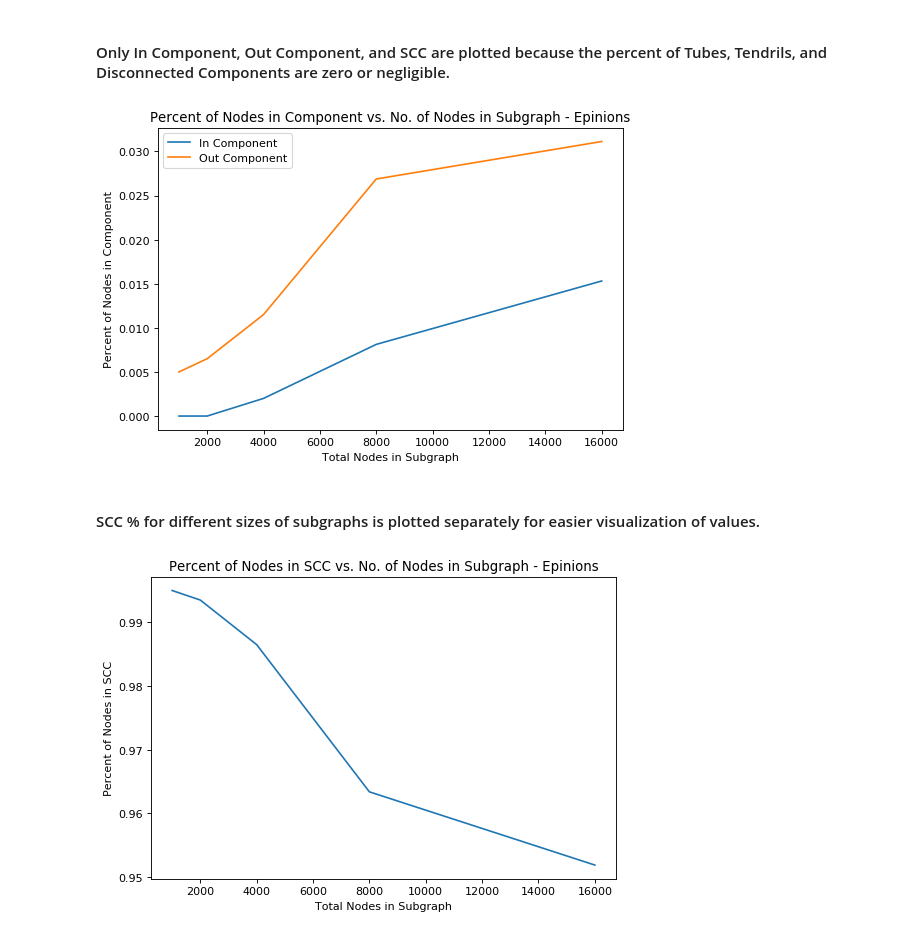
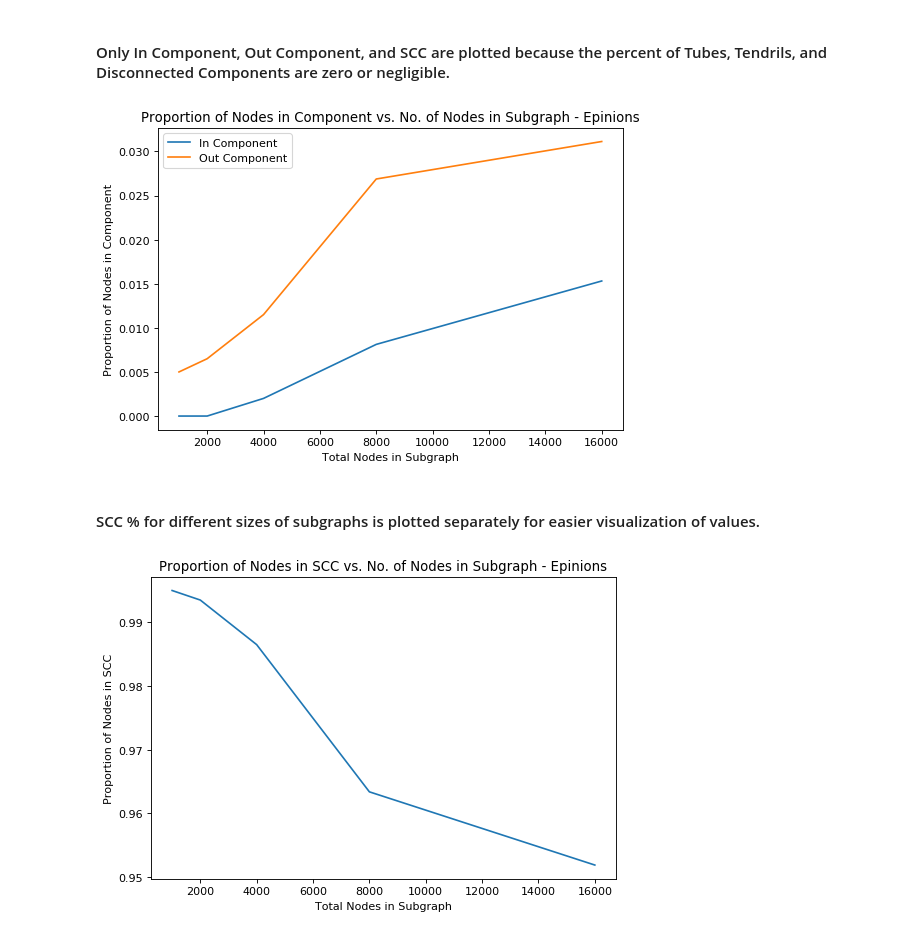
Before and after one commit to tzfeng/orf387-project, a Jupyter notebook: ORF387 Project Final Code.ipynb, the cells around one changed output. Drawn from its saved outputs; the diff is of its cells as text; code cells hidden in the pictures.

```diff
--- a/ORF387 Project Final Code.ipynb
+++ b/ORF387 Project Final Code.ipynb
@@ -772,22 +772,22 @@ edf
 # %%
 figure(figsize=(7.5, 5), dpi=80)
 plt.plot(edf['Count Nodes'], edf['In Component'])
 plt.plot(edf['Count Nodes'], edf['Out Component'])
-plt.title('Percent of Nodes in Component vs. No. of Nodes in Subgraph - Epinions')
+plt.title('Proportion of Nodes in Component vs. No. of Nodes in Subgraph - Epinions')
 plt.xlabel('Total Nodes in Subgraph')
-plt.ylabel('Percent of Nodes in Component')
+plt.ylabel('Proportion of Nodes in Component')
 plt.legend(('In Component', 'Out Component'), loc='best')
 plt.show()
 # %% [output]
-[figure, old version]
+[figure, new version]
 # %% [markdown]
 #### SCC % for different sizes of subgraphs is plotted separately for easier visualization of values.
 # %%
 figure(figsize=(7.5, 5), dpi=80)
 plt.plot(edf['Count Nodes'], edf['SCC'])
-plt.title('Percent of Nodes in SCC vs. No. of Nodes in Subgraph - Epinions')
+plt.title('Proportion of Nodes in SCC vs. No. of Nodes in Subgraph - Epinions')
 plt.xlabel('Total Nodes in Subgraph')
-plt.ylabel('Percent of Nodes in SCC')
+plt.ylabel('Proportion of Nodes in SCC')
 plt.show()
 # %% [output]
-[figure, old version]
+[figure, new version]
```
Also changed, not shown: parts of 2 cells of this notebook.
